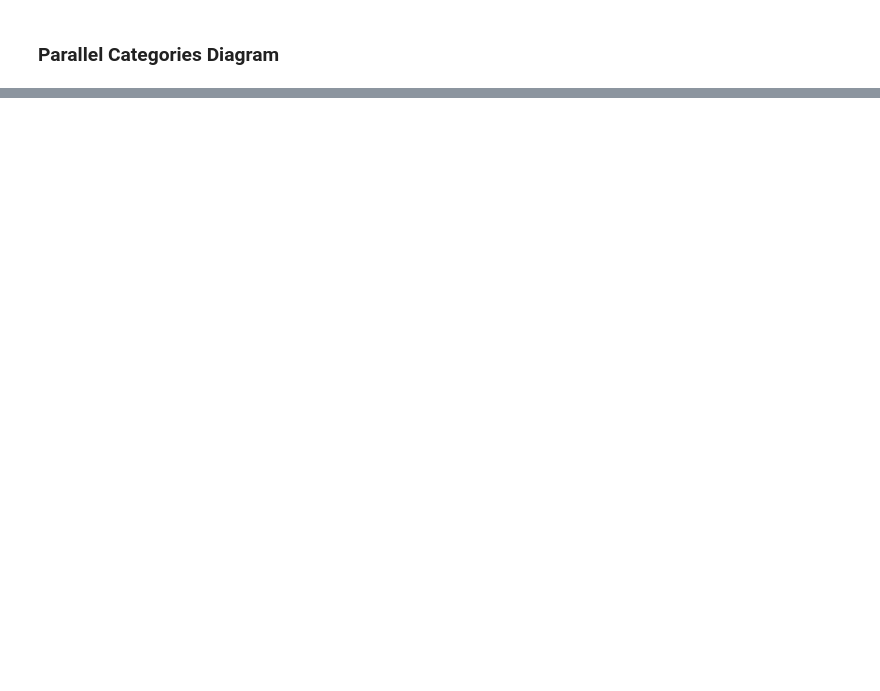
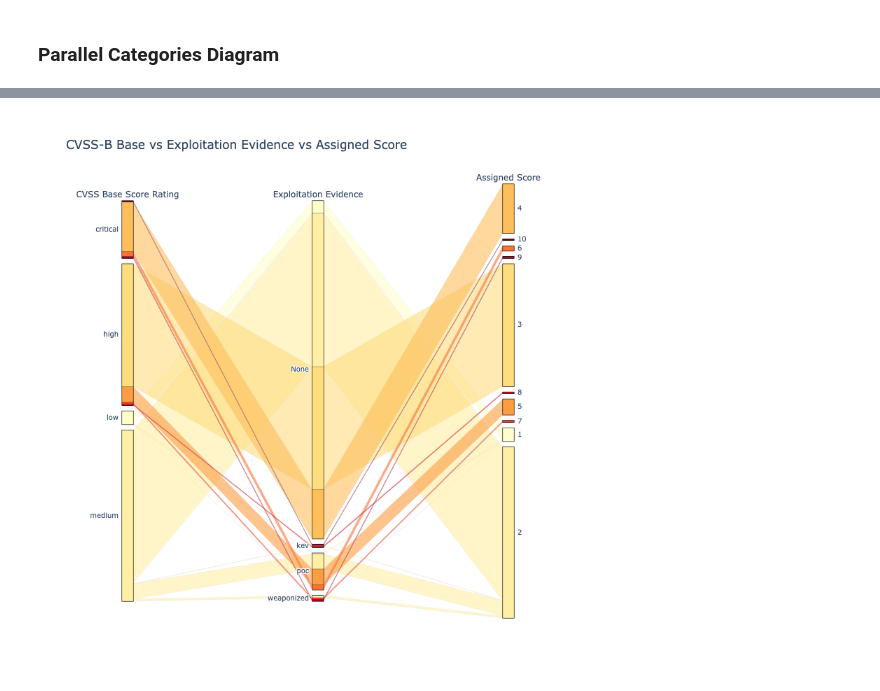
Before and after one commit to RiskBasedPrioritization/RiskBasedPrioritizationAnalysis, a Jupyter notebook: analysis/cvss-bt.ipynb, the cells around one changed output, grey strips where cells are left out. Saved outputs shown, nothing was run; the diff lists cells and outputs as text; code cells hidden in the pictures; blank space fills up the shorter version.

```diff
--- a/analysis/cvss-bt.ipynb
+++ b/analysis/cvss-bt.ipynb
@@ -379,21 +373,25 @@ sankey_data
 # %%
 color = sankey_data['rbp_score'];
 colorscale = 'YlOrRd' #Yellow Orange Red
 fig = go.Figure(go.Parcats(
     dimensions=[
         {'label': 'CVSS Base Score Rating', 'values': sankey_data['base_score_category']},
         {'label': 'Exploitation Evidence', 'values': sankey_data['exploitation']},
         {'label': 'Assigned Score', 'values': sankey_data['rbp_score']},
     ],
     line={'color': color, 'colorscale': colorscale},
     counts=sankey_data['count'],
 ))
 fig.update_layout(
     title='CVSS-B Base vs Exploitation Evidence vs Assigned Score',
     autosize=False,
     width=800,
     height=800,
 )
 fig.show()
 
 fig.write_image("../images_out/cvss_exploitation_parcat.png")
+
+Image(filename='../images_out/cvss_exploitation_parcat.png') #display plot when viewing in github
+# %% [output]
+[figure, added]
```
Also changed, not shown: parts of 13 cells of this notebook, 1 other file.
